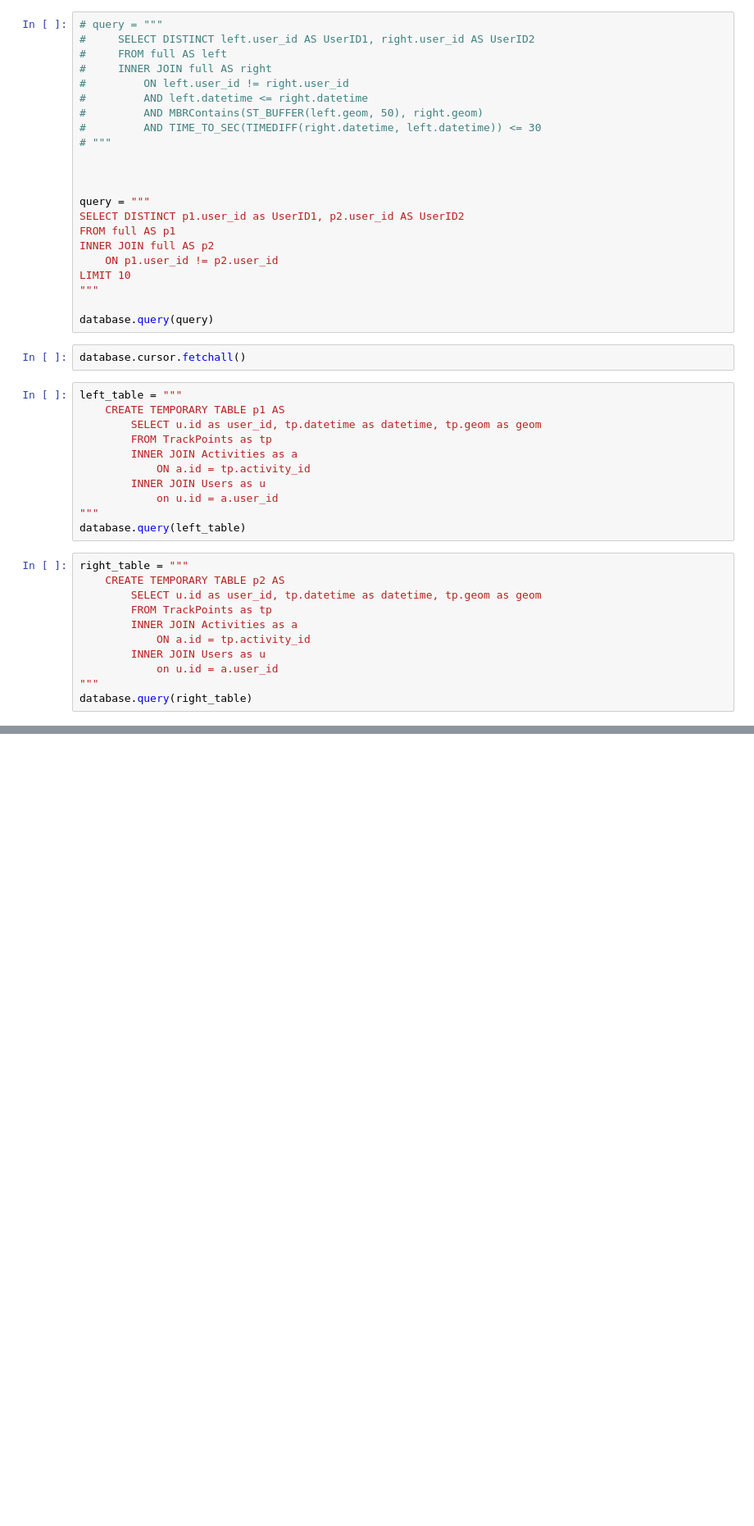
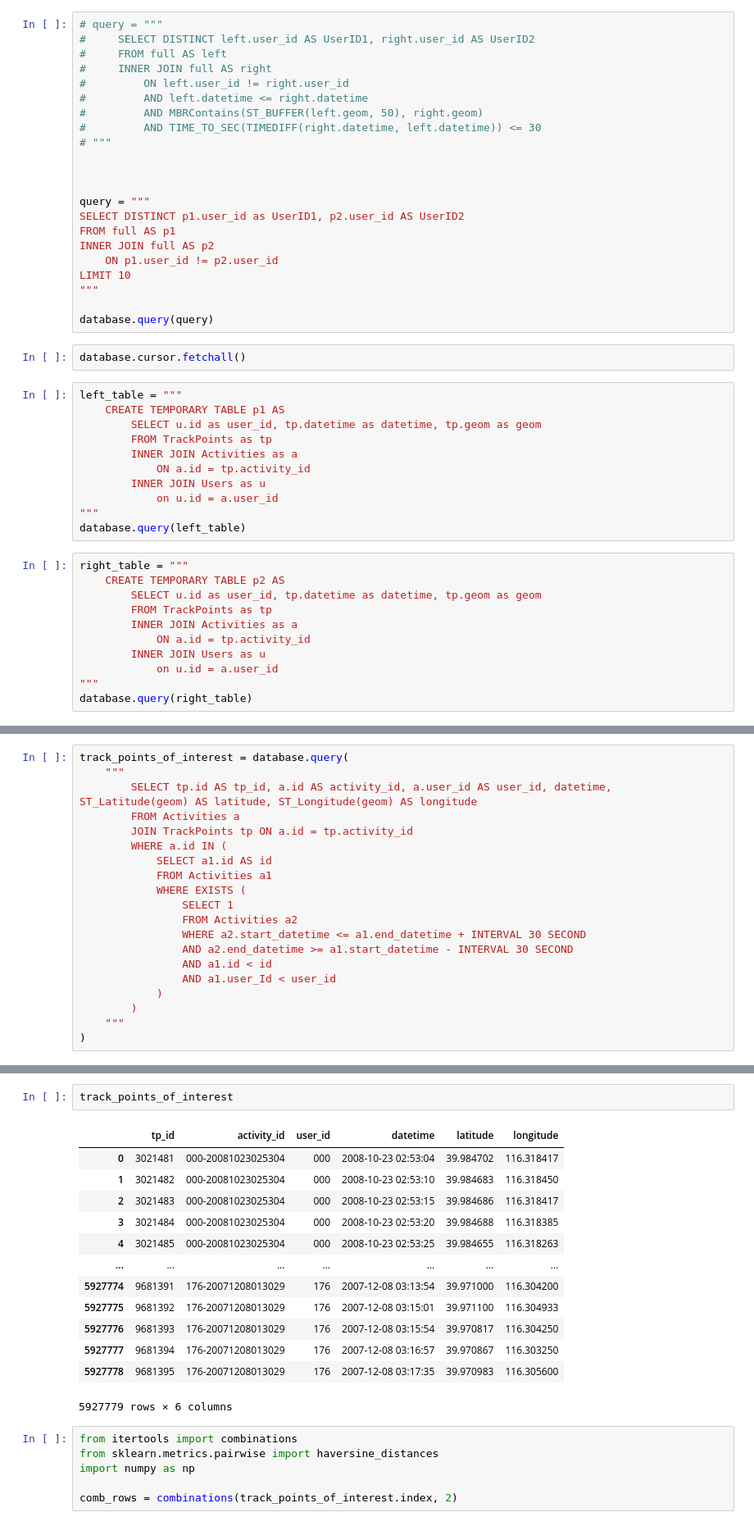
Before and after one commit to larwaa/large-distributed-data, a Jupyter notebook: src/test_notebook.ipynb, the cells around one changed output, grey strips where cells are left out. Shown: that part at 82% size. Drawn from its saved outputs; the diff is of its cells as text; blank space fills up the shorter version.

```diff
--- a/src/test_notebook.ipynb
+++ b/src/test_notebook.ipynb
@@ -258,0 +322,20 @@ OperationalError: 2013 (HY000): Lost connection to MySQL server during query
+# %%
+track_points_of_interest = database.query(
+    """
+        SELECT tp.id AS tp_id, a.id AS activity_id, a.user_id AS user_id, datetime, ST_Latitude(geom) AS latitude, ST_Longitude(geom) AS longitude
+        FROM Activities a
+        JOIN TrackPoints tp ON a.id = tp.activity_id
+        WHERE a.id IN (
+            SELECT a1.id AS id
+            FROM Activities a1
+            WHERE EXISTS (
+                SELECT 1
+                FROM Activities a2
+                WHERE a2.start_datetime <= a1.end_datetime + INTERVAL 30 SECOND
+                AND a2.end_datetime >= a1.start_datetime - INTERVAL 30 SECOND
+                AND a1.id < id
+                AND a1.user_Id < user_id
+            )
+        )
+    """
+)
@@ -258,0 +362,22 @@ OperationalError: 2013 (HY000): Lost connection to MySQL server during query
+# %%
+track_points_of_interest
+# %% [output]
+|  | tp_id | activity_id | user_id | datetime | latitude | longitude |
+| 0 | 3021481 | 000-20081023025304 | 000 | 2008-10-23 02:53:04 | 39.984702 | 116.318417 |
+| 1 | 3021482 | 000-20081023025304 | 000 | 2008-10-23 02:53:10 | 39.984683 | 116.318450 |
+| 2 | 3021483 | 000-20081023025304 | 000 | 2008-10-23 02:53:15 | 39.984686 | 116.318417 |
+| 3 | 3021484 | 000-20081023025304 | 000 | 2008-10-23 02:53:20 | 39.984688 | 116.318385 |
+| 4 | 3021485 | 000-20081023025304 | 000 | 2008-10-23 02:53:25 | 39.984655 | 116.318263 |
+| ... | ... | ... | ... | ... | ... | ... |
+| 5927774 | 9681391 | 176-20071208013029 | 176 | 2007-12-08 03:13:54 | 39.971000 | 116.304200 |
+| 5927775 | 9681392 | 176-20071208013029 | 176 | 2007-12-08 03:15:01 | 39.971100 | 116.304933 |
+| 5927776 | 9681393 | 176-20071208013029 | 176 | 2007-12-08 03:15:54 | 39.970817 | 116.304250 |
+| 5927777 | 9681394 | 176-20071208013029 | 176 | 2007-12-08 03:16:57 | 39.970867 | 116.303250 |
+| 5927778 | 9681395 | 176-20071208013029 | 176 | 2007-12-08 03:17:35 | 39.970983 | 116.305600 |
+5927779 rows × 6 columns
+# %%
+from itertools import combinations
+from sklearn.metrics.pairwise import haversine_distances
+import numpy as np
+
+comb_rows = combinations(track_points_of_interest.index, 2)
```
Also changed, not shown: parts of 20 cells of this notebook, 1 other file.
